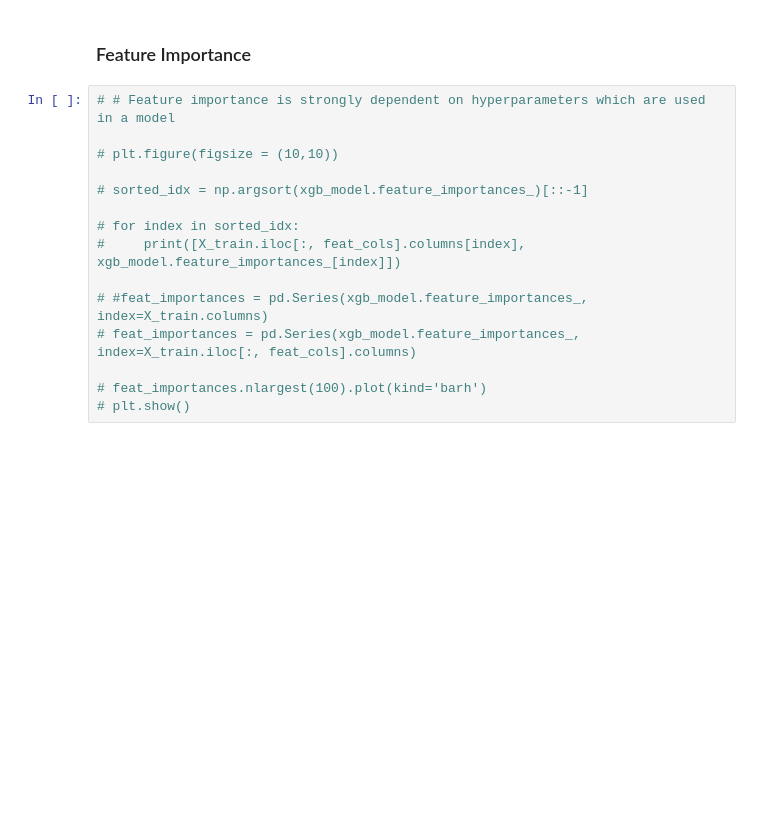
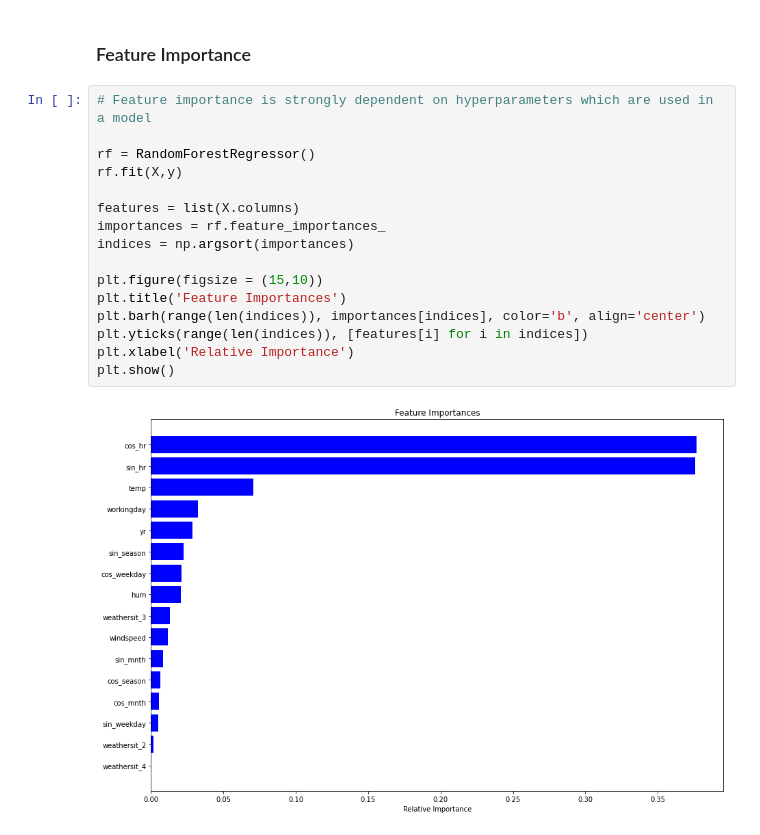
Before and after one commit to sersavsnz/exercise.bike_rent, a Jupyter notebook: _code/bikes.ipynb, the cells around one changed output. Drawn from its saved outputs; the diff is of its cells as text; blank space fills up the shorter version.

```diff
--- a/_code/bikes.ipynb
+++ b/_code/bikes.ipynb
@@ -630,17 +647,20 @@ XGB 0.1029726506601422
 # %% [markdown]
 ### Feature Importance
-# %%
-# # Feature importance is strongly dependent on hyperparameters which are used in a model
-
-# plt.figure(figsize = (10,10))
-
-# sorted_idx = np.argsort(xgb_model.feature_importances_)[::-1]
-
-# for index in sorted_idx:
-#     print([X_train.iloc[:, feat_cols].columns[index], xgb_model.feature_importances_[index]])
-
-# #feat_importances = pd.Series(xgb_model.feature_importances_, index=X_train.columns)
-# feat_importances = pd.Series(xgb_model.feature_importances_, index=X_train.iloc[:, feat_cols].columns)
-
-# feat_importances.nlargest(100).plot(kind='barh')
-# plt.show()
+# %%
+# Feature importance is strongly dependent on hyperparameters which are used in a model
+
+rf = RandomForestRegressor()
+rf.fit(X,y)
+
+features = list(X.columns)
+importances = rf.feature_importances_
+indices = np.argsort(importances)
+
+plt.figure(figsize = (15,10))
+plt.title('Feature Importances')
+plt.barh(range(len(indices)), importances[indices], color='b', align='center')
+plt.yticks(range(len(indices)), [features[i] for i in indices])
+plt.xlabel('Relative Importance')
+plt.show()
+# %% [output]
+[figure, added]
```
Also changed, not shown: parts of 9 cells of this notebook.
